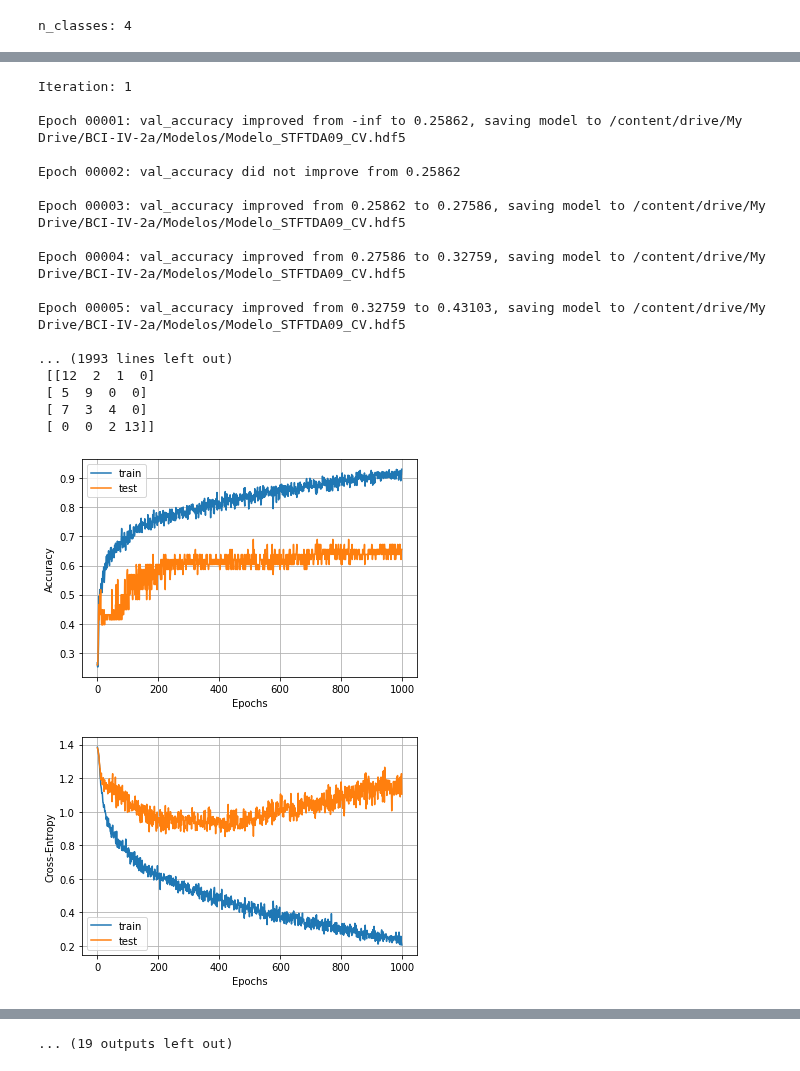
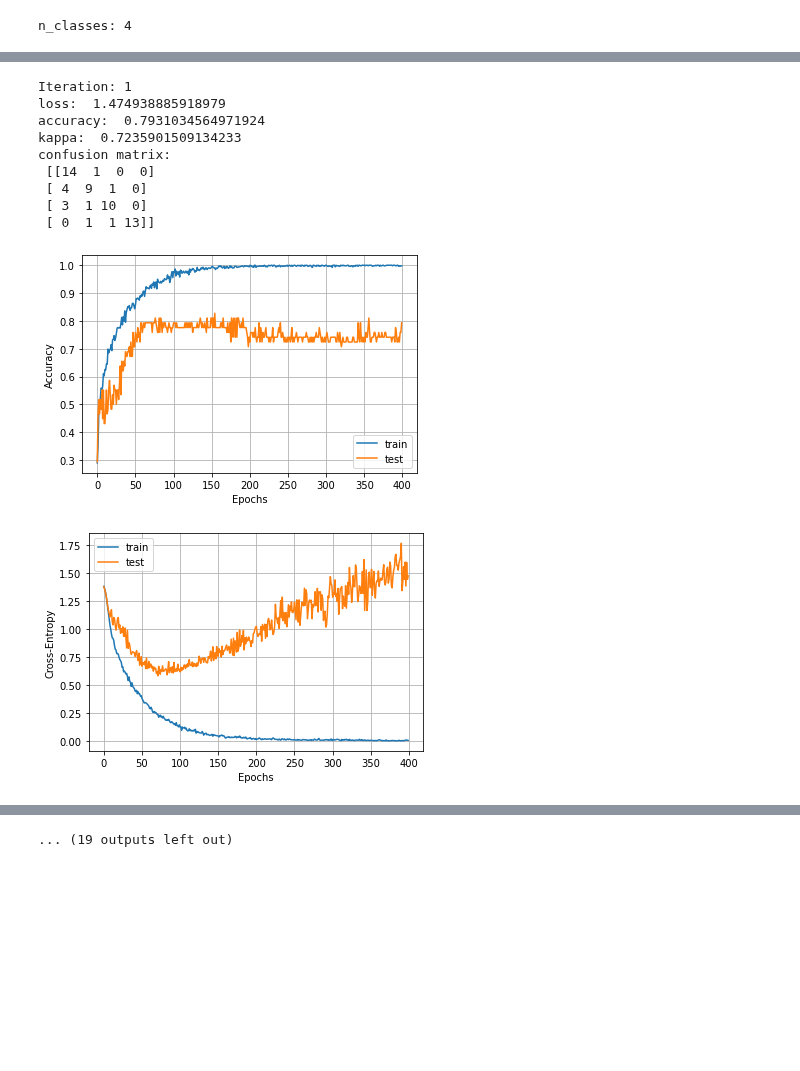
Before and after one commit to EdgarMoyete/Deep-Learning-BCI-IV-2a, a Jupyter notebook: Espectros-STFT/STFT-CNN-CV.ipynb, the cells around one changed output, grey strips where cells are left out. Cells and saved outputs as stored; diff of their text form; code cells hidden in the pictures; blank space fills up the shorter version.

```diff
--- a/Espectros-STFT/STFT-CNN-CV.ipynb
+++ b/Espectros-STFT/STFT-CNN-CV.ipynb
@@ -98,7 +98,12 @@ def unir_espectrogramas_vertical_resize(data):
   return datos
 # %%
 #llamar a unir_espectrogramas_vertical_resize(data)
-x = unir_espectrogramas_vertical_resize(x)
+inicio = time.time()
+
+x = unir_espectrogramas_vertical(x)
+
+fin = time.time()
+print("Tiempo:", fin - inicio)
 # %% [output]
 0
 100
@@ -142,8 +155,8 @@ print(x.shape)
 # %%
-datagen = ImageDataGenerator(width_shift_range=0.25)
+# datagen = ImageDataGenerator(width_shift_range=0.25)
 # %%
-mc = ModelCheckpoint('/content/drive/My Drive/BCI-IV-2a/Modelos/Modelo_STFTDA09_CV.hdf5',
-                     monitor='val_accuracy', save_best_only=True, verbose=1)
+# mc = ModelCheckpoint('/content/drive/My Drive/BCI-IV-2a/Modelos/Modelo_STFTDA09_CV.hdf5',
+#                     monitor='val_accuracy', save_best_only=True, verbose=1)
 # %%
 skf = StratifiedKFold(n_splits = 10)
 # %%
@@ -161,7 +174,7 @@ def CNN_2D():
 
   optimizer = Adam(lr=1e-4)
   model.compile(optimizer = optimizer,
-                loss = 'categorical_crossentropy',
+                loss = 'sparse_categorical_crossentropy',
                 metrics = ['accuracy'])
   return model
 # %%
@@ -174,17 +187,23 @@ for iTrain, jTest in skf.split(x, y):
   print("\nIteration:", i + 1)
   x_train, x_test = x[iTrain], x[jTest]
   y_train, y_test = y[iTrain], y[jTest]
-  y_train_categorical, y_test_categorical = y_categorical[iTrain], y_categorical[jTest]
+  #y_train_categorical, y_test_categorical = y_categorical[iTrain], y_categorical[jTest]
 
   model = CNN_2D()
 
-  history = model.fit_generator(datagen.flow(x_train, y_train_categorical, batch_size=18),
+  '''history = model.fit_generator(datagen.flow(x_train, y_train_categorical, batch_size=18),
                                 steps_per_epoch=np.ceil(n_samples/18),
                                 epochs=1000,
                                 validation_data=(x_test, y_test_categorical),
                                 verbose=0, callbacks=[mc])
 
-  test_loss, test_acc = model.evaluate(x_test, y_test_categorical, verbose=0)
+  test_loss, test_acc = model.evaluate(x_test, y_test_categorical, verbose=0)'''
+
+  history = model.fit(x_train, y_train, epochs=400, batch_size=36,
+                      validation_data=(x_test, y_test), verbose=0)
+
+  test_loss, test_acc = model.evaluate(x_test, y_test, verbose=0)
+
   array_loss.append(test_loss)
   print("loss: ", test_loss)
   array_acc.append(test_acc)
@@ -196,50 +215,43 @@ for iTrain, jTest in skf.split(x, y):
   kappa = cohen_kappa_score(y_test, y_pred)
   array_kappa.append(kappa)
   print("kappa: ", kappa)
 
   matriz_confusion = confusion_matrix(y_test, y_pred)
   print("confusion matrix:\n", matriz_confusion)
 
   plt.plot(history.history['accuracy'])
   plt.plot(history.history['val_accuracy'])
   plt.grid()
   plt.xlabel('Epochs')
   plt.ylabel('Accuracy')
   plt.legend(['train', 'test'])
   plt.show()
   plt.plot(history.history['loss'])
   plt.plot(history.history['val_loss'])
   plt.grid()
   plt.xlabel('Epochs')
   plt.ylabel('Cross-Entropy')
   plt.legend(['train', 'test'])
   plt.show()
   i += 1
 print()
 print("Resultados:")
 print("loss:", array_loss)
 print("accuracy:", array_acc)
 print("kappa:", array_kappa)
 fin = time.time()
-print("Tiempo:", fin - inicio)
+tiempo = fin - inicio
+print("Tiempo:", tiempo)
 # %% [output]
 Iteration: 1
-
-Epoch 00001: val_accuracy improved from -inf to 0.25862, saving model to /content/drive/My Drive/BCI-IV-2a/Modelos/Modelo_STFTDA09_CV.hdf5
-
-Epoch 00002: val_accuracy did not improve from 0.25862
-
-Epoch 00003: val_accuracy improved from 0.25862 to 0.27586, saving model to /content/drive/My Drive/BCI-IV-2a/Modelos/Modelo_STFTDA09_CV.hdf5
-
-Epoch 00004: val_accuracy improved from 0.27586 to 0.32759, saving model to /content/drive/My Drive/BCI-IV-2a/Modelos/Modelo_STFTDA09_CV.hdf5
-
-Epoch 00005: val_accuracy improved from 0.32759 to 0.43103, saving model to /content/drive/My Drive/BCI-IV-2a/Modelos/Modelo_STFTDA09_CV.hdf5
-
-... (1993 lines left out)
- [[12  2  1  0]
- [ 5  9  0  0]
- [ 7  3  4  0]
- [ 0  0  2 13]]
+loss:  1.474938885918979
+accuracy:  0.7931034564971924
+kappa:  0.7235901509134233
+confusion matrix:
+ [[14  1  0  0]
+ [ 4  9  1  0]
+ [ 3  1 10  0]
+ [ 0  1  1 13]]
-[figure, old version]
+[figure, new version]
-[figure, old version]
+[figure, new version]
 Iteration: 2
```
Also changed, not shown: parts of 15 cells of this notebook, 12 other files.
